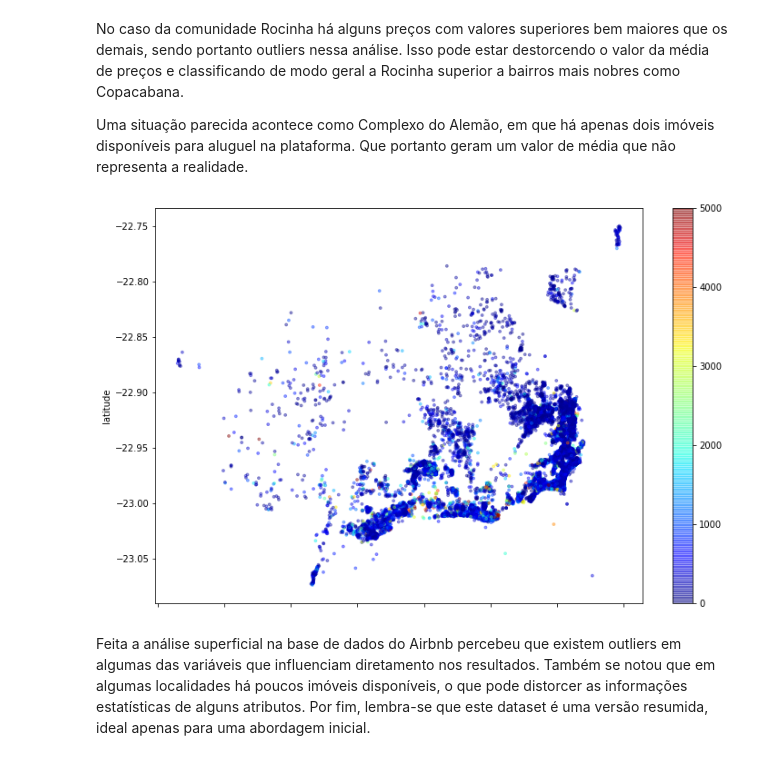
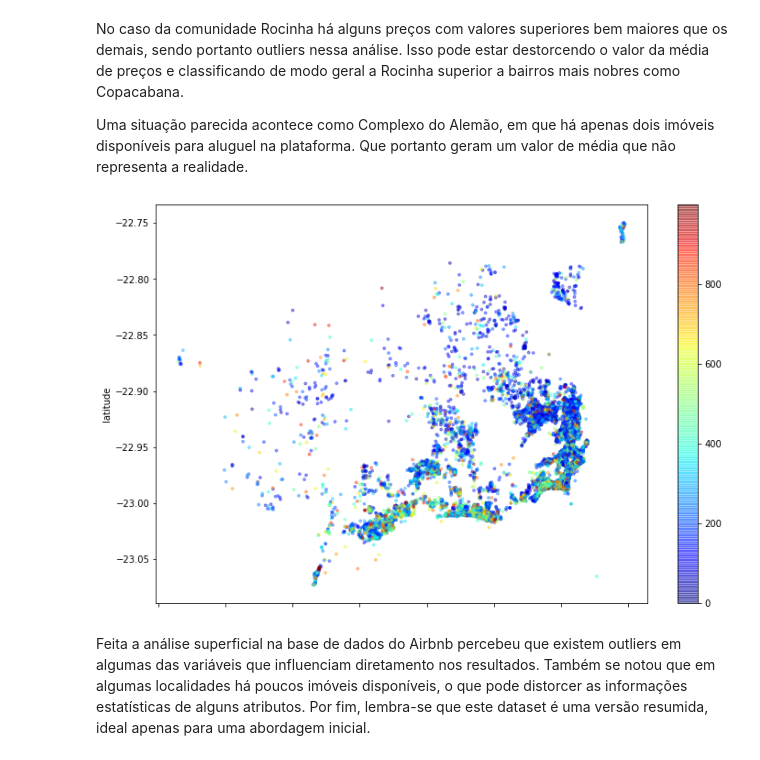
Before and after one commit to souza10v/Data-Science-Portfolio, a Jupyter notebook: Análise Exploratoria de Dados/Airbnb/Airbnb RJ Long - Análise de exploração de dados.ipynb, the cells around one changed output. Cells and saved outputs as stored; diff of their text form; code cells hidden in the pictures.

```diff
--- a/Análise Exploratoria de Dados/Airbnb/Airbnb RJ Long - Análise de exploração de dados.ipynb
+++ b/Análise Exploratoria de Dados/Airbnb/Airbnb RJ Long - Análise de exploração de dados.ipynb
@@ -47,4 +47,4 @@ import missingno
 
 from sklearn.preprocessing import LabelEncoder
 # %%
-df = pd.read_csv('listings.csv')
+df = pd.read_csv('listings (1).csv',error_bad_lines=False, engine="python")
@@ -91,4 +108,5 @@ Index(['id', 'listing_url', 'scrape_id', 'last_scraped', 'name', 'description',
+# %%
+df['price'] = df.price.str.replace("$", "")
+df['price'] = pd.to_numeric(df['price'] ,errors='coerce')
 # %%
 pd.options.display.float_format = '{:.2f}'.format
-# %%
-df.drop(columns = ['id','scrape_id','host_id'],inplace=True)
@@ -136,3 +168,9 @@ Nota-se que a coluna lneighbourhood_group_cleansed, license,
+# %%
+df.drop(columns = ['latitude','longitude','calendar_updated',
+                   'neighbourhood_group_cleansed','bathrooms','license',
+                   'id','listing_url','scrape_id',	'last_scraped','description',
+                   'neighborhood_overview','picture_url','host_id','host_url','host_thumbnail_url',
+                   'host_picture_url','listing_url', 'host_neighbourhood','neighbourhood_cleansed','host_about'],inplace=True)
 # %% [markdown]
 Explorando o tipo de distribuição das variáveis através de histogramas
 # %%
@@ -323,10 +371,10 @@ Name: price, dtype: int64
 No caso da comunidade Rocinha há alguns preços com valores superiores bem maiores que os demais, sendo portanto outliers nessa análise. Isso pode estar destorcendo o valor da média de preços e classificando de modo geral a Rocinha superior a bairros mais nobres como Copacabana.
 <p> Uma situação parecida acontece como Complexo do Alemão, em que há apenas dois imóveis disponíveis para aluguel na plataforma. Que portanto geram um valor de média que não representa a realidade.
 # %%
-df_clean.plot(kind="scatter", x='longitude', y='latitude', alpha=0.4, c=df_clean['price'], s=8,
+df.plot(kind="scatter", x='longitude', y='latitude', alpha=0.4, c=df['price'], s=8,
               cmap=plt.get_cmap('jet'), figsize=(12,8));
 # %% [output]
-[figure, old version]
+[figure, new version]
 # %% [markdown]
 Feita a análise superficial na base de dados do Airbnb percebeu que existem outliers em algumas das variáveis que influenciam diretamento nos resultados.
 Também se notou que em algumas localidades há poucos imóveis disponíveis, o que pode distorcer as informações estatísticas de alguns atributos. Por fim, lembra-se que este dataset é uma versão resumida, ideal apenas para uma abordagem inicial.
```
Also changed, not shown: parts of 32 cells of this notebook, 3 other files.
